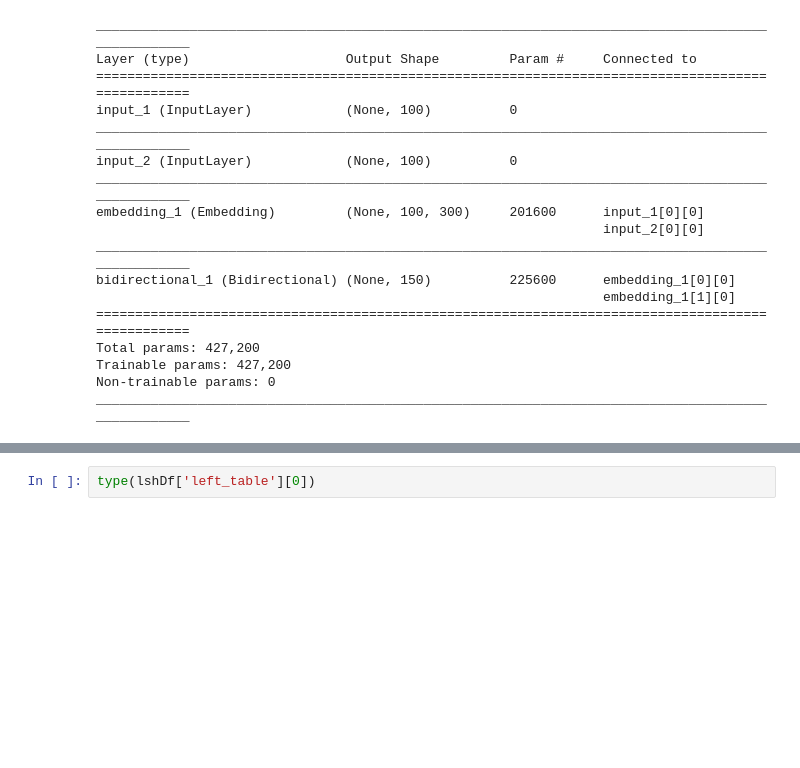
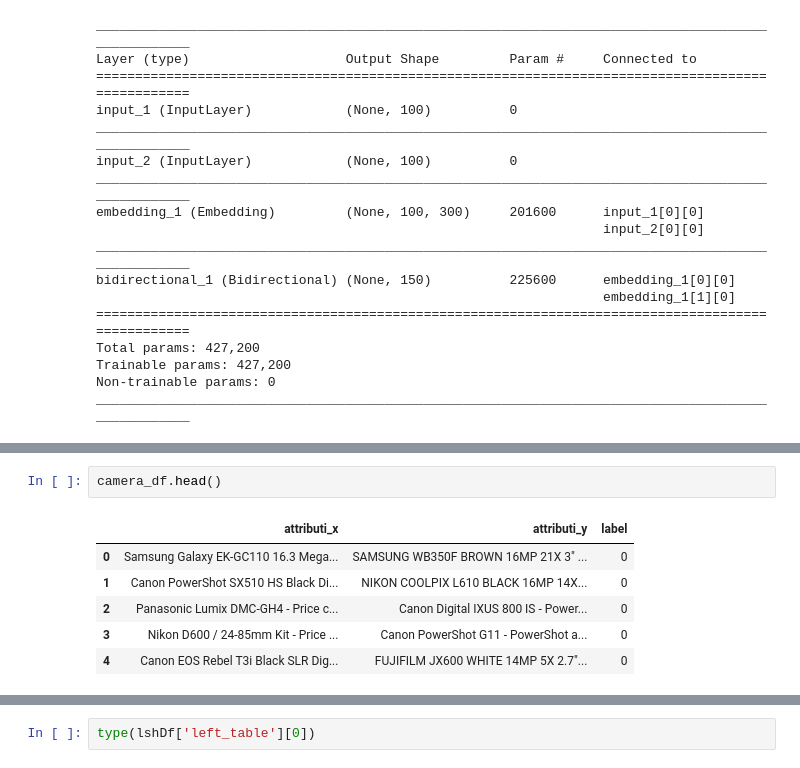
Before and after one commit to a-wars/AGIW_DeepER, a Jupyter notebook: notebooks/create_dataset_for_testing_LSH.ipynb, the cells around one changed output, grey strips where cells are left out. Drawn from its saved outputs; the diff is of its cells as text; blank space fills up the shorter version.

```diff
--- a/notebooks/create_dataset_for_testing_LSH.ipynb
+++ b/notebooks/create_dataset_for_testing_LSH.ipynb
@@ -144,3 +171,12 @@ labels = np.argmax(testLabels, axis=1)
+# %%
+camera_df.head()
+# %% [output]
+|  | attributi_x | attributi_y | label |
+| 0 | Samsung Galaxy EK-GC110 16.3 Mega... | SAMSUNG WB350F BROWN 16MP 21X 3" ... | 0 |
+| 1 | Canon PowerShot SX510 HS Black Di... | NIKON COOLPIX L610 BLACK 16MP 14X... | 0 |
+| 2 | Panasonic Lumix DMC-GH4 - Price c... | Canon Digital IXUS 800 IS - Power... | 0 |
+| 3 | Nikon D600 / 24-85mm Kit - Price ... | Canon PowerShot G11 - PowerShot a... | 0 |
+| 4 | Canon EOS Rebel T3i Black SLR Dig... | FUJIFILM JX600 WHITE 14MP 5X 2.7"... | 0 |
 # %%
 len(labels)
 # %% [output]
```
Also changed, not shown: parts of 16 cells of this notebook, 4 other files.
